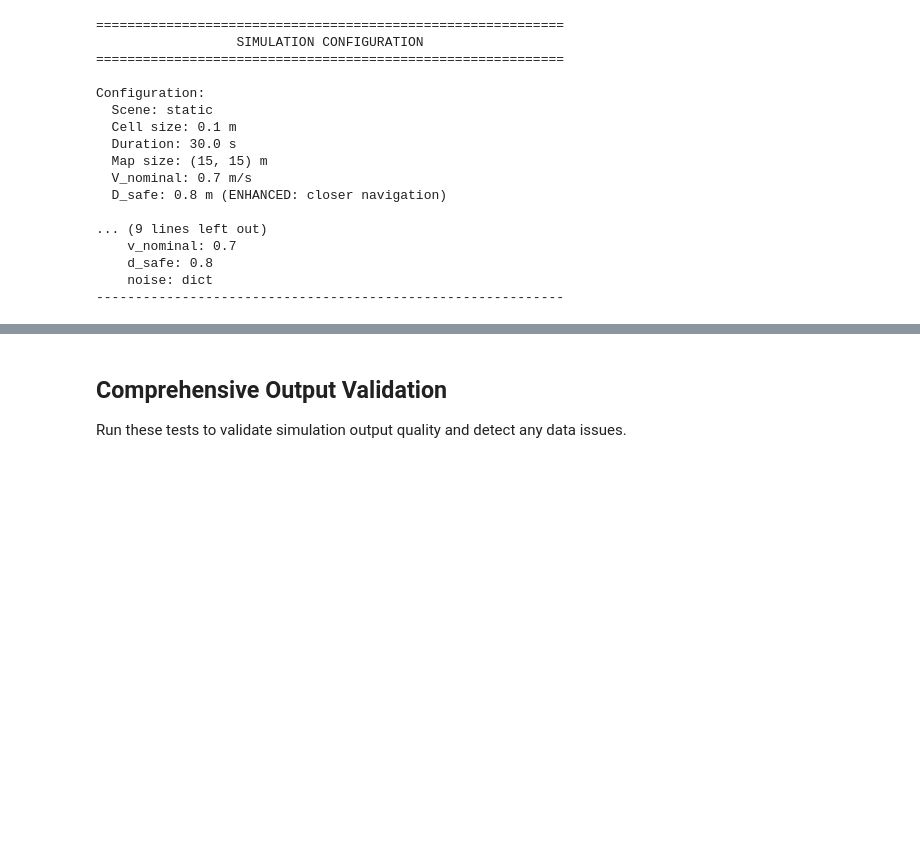
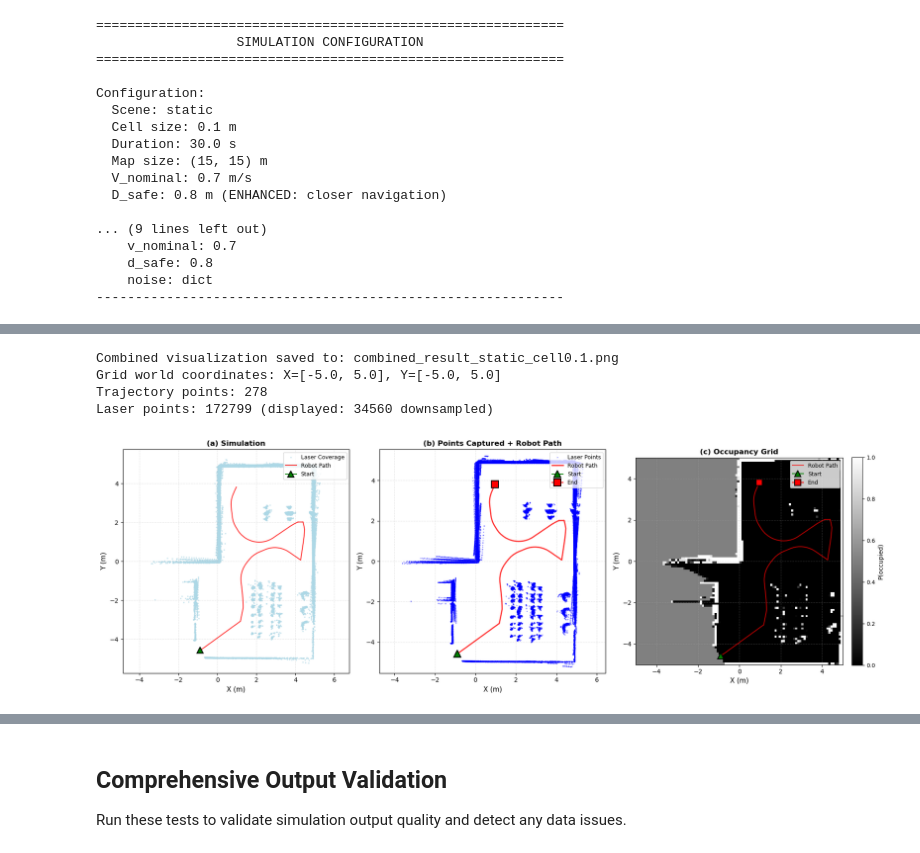
Before and after one commit to ARRETdaniel/25-2_robotica-movel, a Jupyter notebook: T3/dev/TP3_OccupancyGrid.ipynb, the cells around one changed output, grey strips where cells are left out. Saved outputs shown, nothing was run; the diff lists cells and outputs as text; code cells hidden in the pictures; blank space fills up the shorter version.

```diff
--- a/T3/dev/TP3_OccupancyGrid.ipynb
+++ b/T3/dev/TP3_OccupancyGrid.ipynb
@@ -420,6 +420,28 @@ Laser Points Collected........ 151233
 Grid Size..................... (100, 100)
 Cell Size..................... 0.1m
 ======================================================================
+# %%
+# Import visualization utility
+from utils.visualization_utils import plot_combined_visualization
+
+# Create combined visualization following TP3 requirements
+# This generates the 3-panel figure: (a) Simulation, (b) Incremental Plot, (c) Occupancy Grid
+plot_combined_visualization(
+    trajectory=robot_trajectory,
+    laser_points=all_laser_points,
+    mapper=mapper,
+    scene_type=SCENE_TYPE,
+    cell_size=CELL_SIZE,
+    save_path=f"combined_result_{SCENE_TYPE}_cell{CELL_SIZE}.png",
+    show_plot=True,
+    downsample_laser=5  # Downsample for cleaner visualization
+)
+# %% [output]
+Combined visualization saved to: combined_result_static_cell0.1.png
+Grid world coordinates: X=[-5.0, 5.0], Y=[-5.0, 5.0]
+Trajectory points: 278
+Laser points: 172799 (displayed: 34560 downsampled)
+[figure, added]
 # %%
 from tests.diagnostic_tools import analyze_mapping_alignment
 analyze_mapping_alignment(robot_trajectory, mapper, all_laser_points)
```
Also changed, not shown: parts of 12 cells of this notebook, 10 other files.
